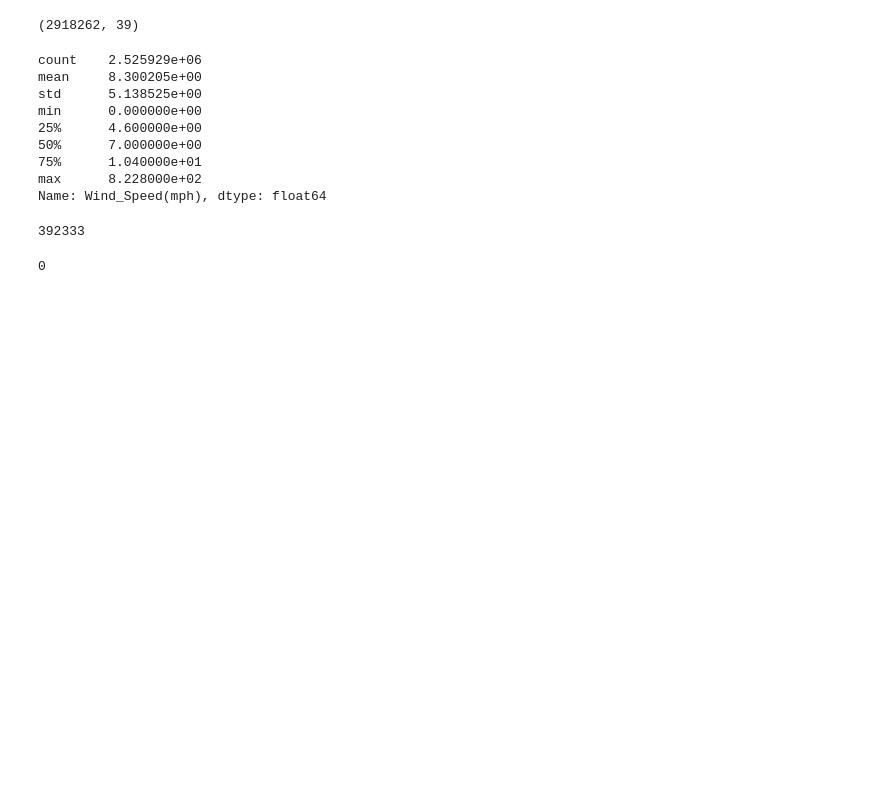
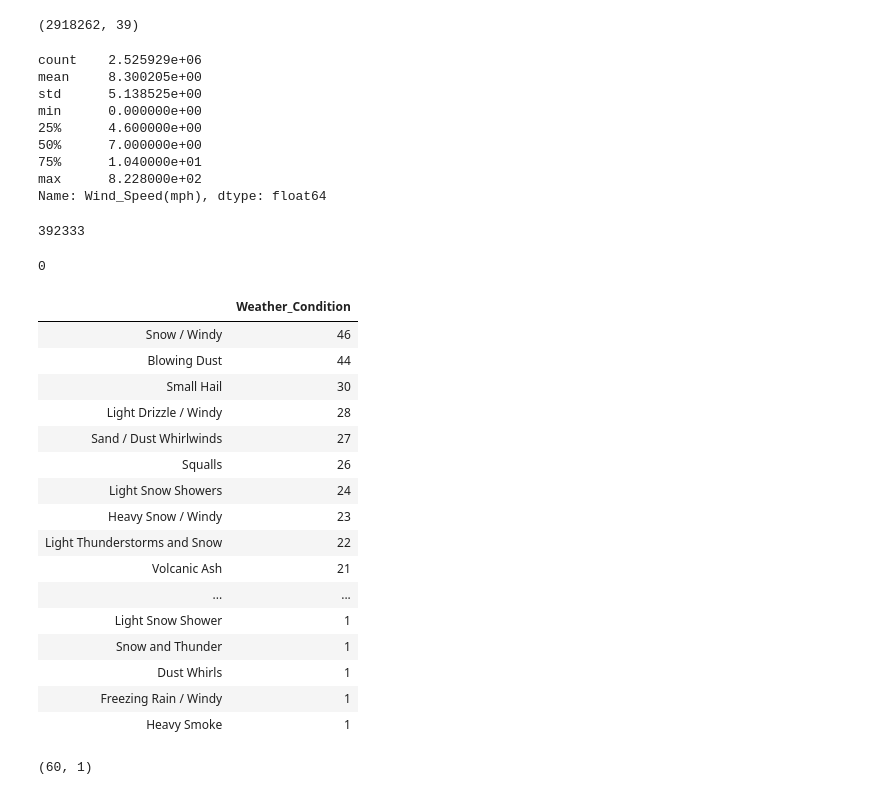
Before and after one commit to mpayumo/accident-severity-us, a Jupyter notebook: accidents-2-initial-clean-csv.ipynb, the cells around one changed output. Cells and saved outputs as stored; diff of their text form; code cells hidden in the pictures; blank space fills up the shorter version.

```diff
--- a/accidents-2-initial-clean-csv.ipynb
+++ b/accidents-2-initial-clean-csv.ipynb
@@ -319,0 +302,22 @@ acc.Windspeed_mph.isna().sum()
+# %%
+weather2 = acc.Weather_Condition.value_counts().to_frame().tail(60)
+# %%
+weather2
+# %% [output]
+|  | Weather_Condition |
+| Snow / Windy | 46 |
+| Blowing Dust | 44 |
+| Small Hail | 30 |
+| Light Drizzle / Windy | 28 |
+| Sand / Dust Whirlwinds | 27 |
+| Squalls | 26 |
+| Light Snow Showers | 24 |
+| Heavy Snow / Windy | 23 |
+| Light Thunderstorms and Snow | 22 |
+| Volcanic Ash | 21 |
+| ... | ... |
+| Light Snow Shower | 1 |
+| Snow and Thunder | 1 |
+| Dust Whirls | 1 |
+| Freezing Rain / Windy | 1 |
+| Heavy Smoke | 1 |
@@ -319,0 +326,4 @@ acc.Windspeed_mph.isna().sum()
+# %%
+weather1.shape
+# %% [output]
+(60, 1)
```
Also changed, not shown: parts of 3 cells of this notebook.
